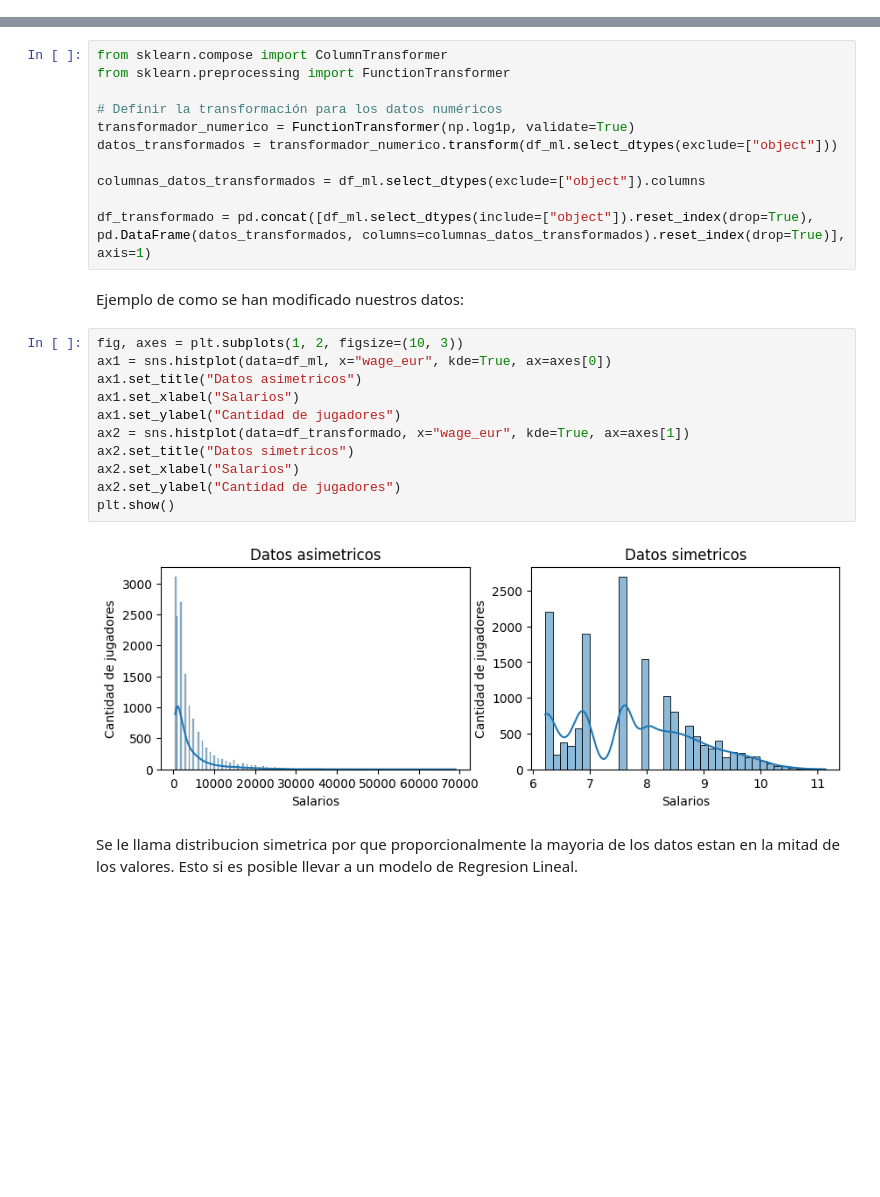
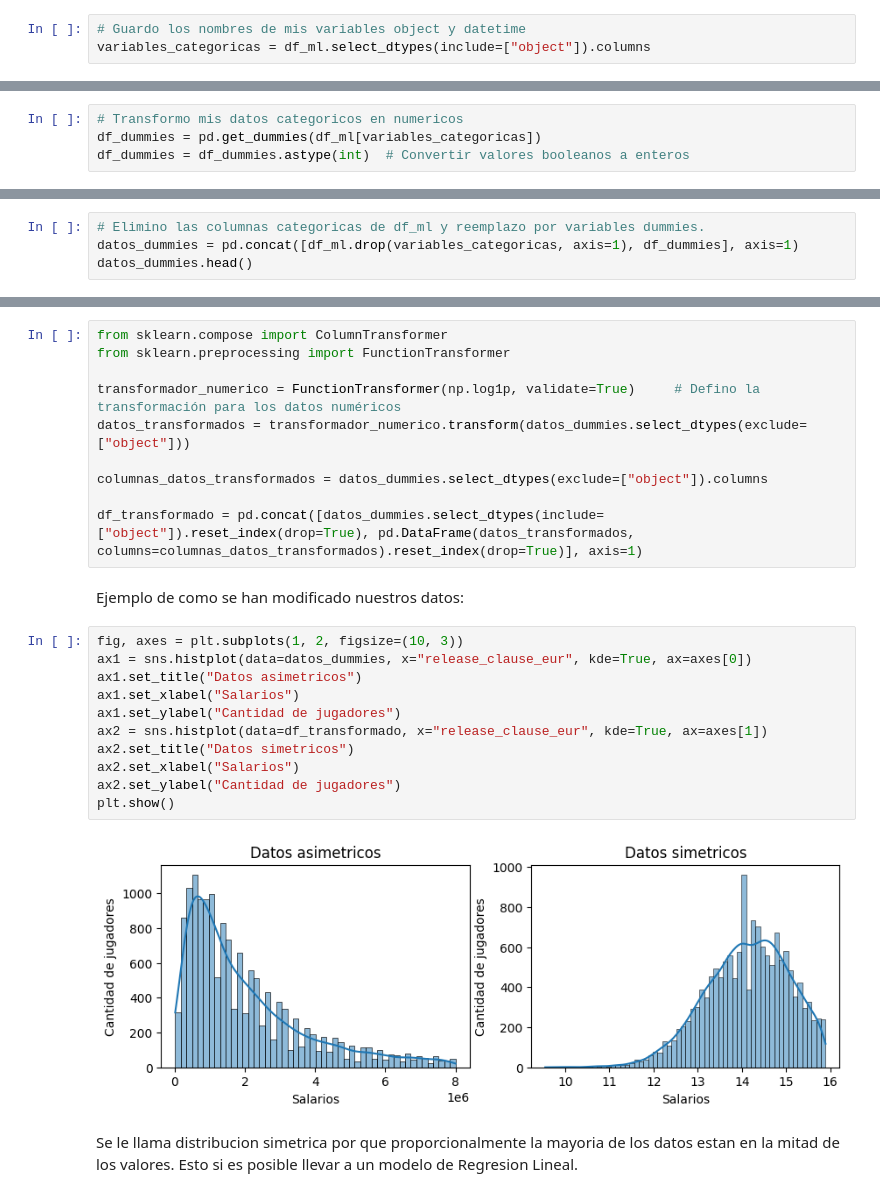
Before and after one commit to MatiasKige/Data-Science-FIFA, a Jupyter notebook: Proyecto FIFA.ipynb, the cells around one changed output, grey strips where cells are left out. Cells and saved outputs as stored; diff of their text form; blank space fills up the shorter version.

```diff
--- a/Proyecto FIFA.ipynb
+++ b/Proyecto FIFA.ipynb
@@ -2479,0 +2480,3 @@ See the caveats in the documentation: https://pandas.pydata.org/pandas-docs/stab
+# %%
+# Guardo los nombres de mis variables object y datetime
+variables_categoricas = df_ml.select_dtypes(include=["object"]).columns
@@ -2479,0 +2492,4 @@ See the caveats in the documentation: https://pandas.pydata.org/pandas-docs/stab
+# %%
+# Transformo mis datos categoricos en numericos
+df_dummies = pd.get_dummies(df_ml[variables_categoricas])
+df_dummies = df_dummies.astype(int)  # Convertir valores booleanos a enteros
@@ -2479,0 +2506,4 @@ See the caveats in the documentation: https://pandas.pydata.org/pandas-docs/stab
+# %%
+# Elimino las columnas categoricas de df_ml y reemplazo por variables dummies.
+datos_dummies = pd.concat([df_ml.drop(variables_categoricas, axis=1), df_dummies], axis=1)
+datos_dummies.head()
@@ -2487,28 +2537,27 @@ Convertimos nuestras variables numericas en simetricas.
 from sklearn.compose import ColumnTransformer
 from sklearn.preprocessing import FunctionTransformer
 
-# Definir la transformación para los datos numéricos
-transformador_numerico = FunctionTransformer(np.log1p, validate=True)
-datos_transformados = transformador_numerico.transform(df_ml.select_dtypes(exclude=["object"]))
+transformador_numerico = FunctionTransformer(np.log1p, validate=True)     # Defino la transformación para los datos numéricos
+datos_transformados = transformador_numerico.transform(datos_dummies.select_dtypes(exclude=["object"]))
 
-columnas_datos_transformados = df_ml.select_dtypes(exclude=["object"]).columns
+columnas_datos_transformados = datos_dummies.select_dtypes(exclude=["object"]).columns
 
-df_transformado = pd.concat([df_ml.select_dtypes(include=["object"]).reset_index(drop=True), pd.DataFrame(datos_transformados, columns=columnas_datos_transformados).reset_index(drop=True)], axis=1)
+df_transformado = pd.concat([datos_dummies.select_dtypes(include=["object"]).reset_index(drop=True), pd.DataFrame(datos_transformados, columns=columnas_datos_transformados).reset_index(drop=True)], axis=1)
 # %% [markdown]
 Ejemplo de como se han modificado nuestros datos:
 # %%
 fig, axes = plt.subplots(1, 2, figsize=(10, 3))
-ax1 = sns.histplot(data=df_ml, x="wage_eur", kde=True, ax=axes[0])
+ax1 = sns.histplot(data=datos_dummies, x="release_clause_eur", kde=True, ax=axes[0])
 ax1.set_title("Datos asimetricos")
 ax1.set_xlabel("Salarios")
 ax1.set_ylabel("Cantidad de jugadores")
-ax2 = sns.histplot(data=df_transformado, x="wage_eur", kde=True, ax=axes[1])
+ax2 = sns.histplot(data=df_transformado, x="release_clause_eur", kde=True, ax=axes[1])
 ax2.set_title("Datos simetricos")
 ax2.set_xlabel("Salarios")
 ax2.set_ylabel("Cantidad de jugadores")
 plt.show()
 # %% [output]
-[figure, old version]
+[figure, new version]
 # %% [markdown]
 Se le llama distribucion simetrica por que proporcionalmente la mayoria de los datos estan en la mitad de los valores. Esto si es posible llevar a un modelo de Regresion Lineal.
 # %%
```
Also changed, not shown: parts of 21 cells of this notebook.
